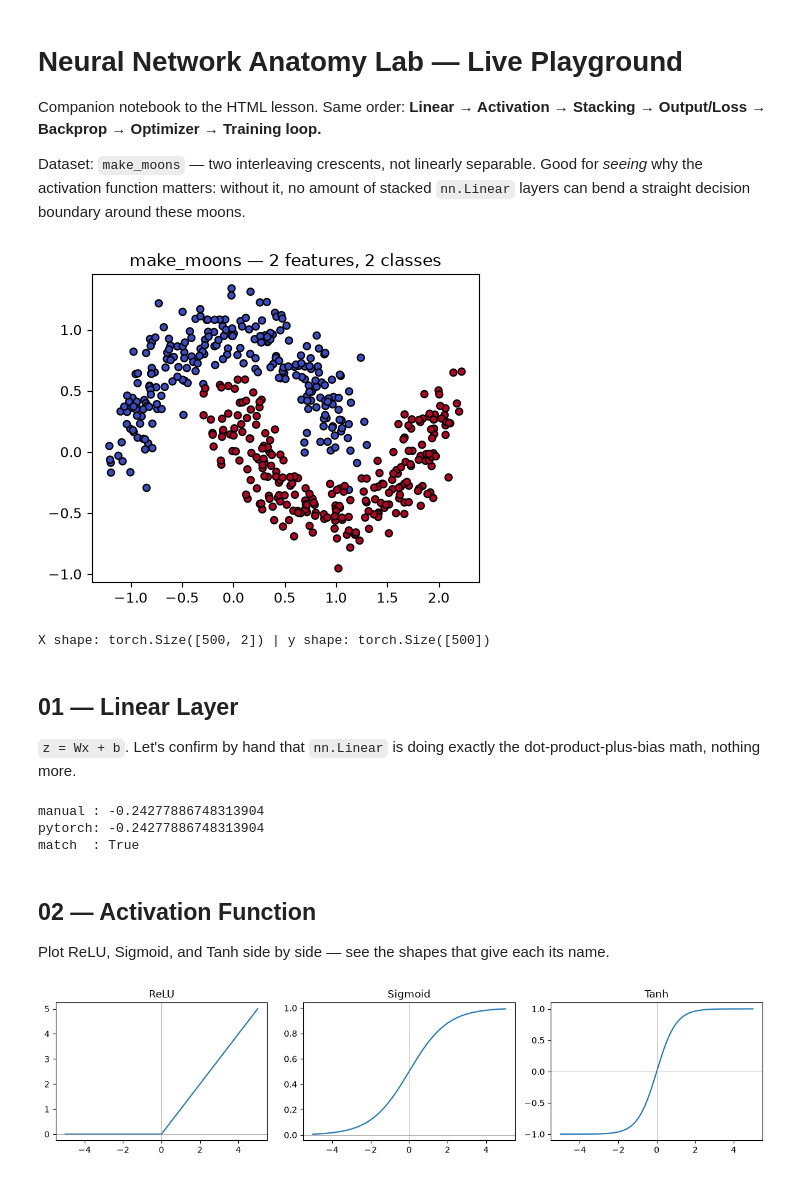
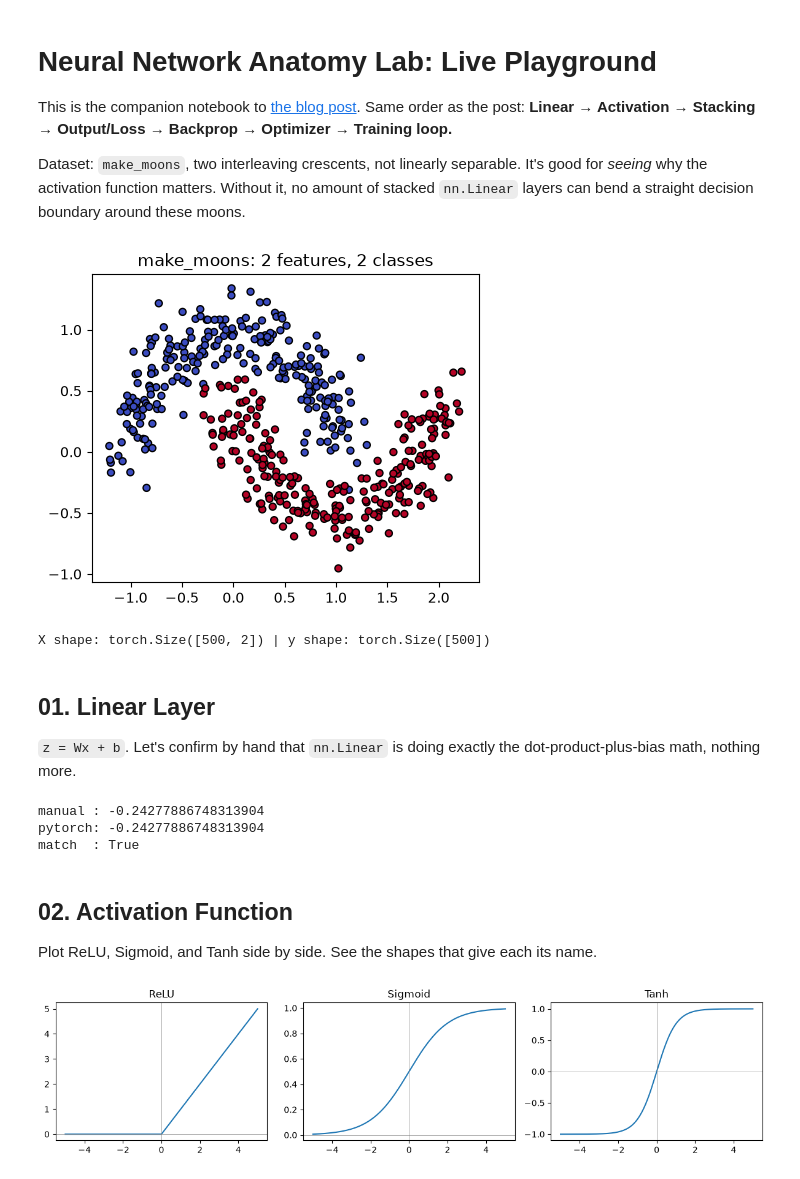
Before and after one commit to therahulbhati/therahulbhati.github.io, a Jupyter notebook: code/nn-from-scratch/playground.ipynb, the cells around one changed output. Cells and saved outputs as stored; diff of their text form; code cells hidden in the pictures.

Commit message:
Polish playground notebook prose and link back to the published post

```diff
--- a/code/nn-from-scratch/playground.ipynb
+++ b/code/nn-from-scratch/playground.ipynb
@@ -1,34 +1,34 @@
 # %% [markdown]
-# Neural Network Anatomy Lab — Live Playground
+# Neural Network Anatomy Lab: Live Playground
 
-Companion notebook to the HTML lesson. Same order: **Linear → Activation → Stacking → Output/Loss → Backprop → Optimizer → Training loop.**
+This is the companion notebook to [the blog post](https://therahulbhati.github.io/posts/nn-from-scratch/). Same order as the post: **Linear → Activation → Stacking → Output/Loss → Backprop → Optimizer → Training loop.**
 
-Dataset: `make_moons` — two interleaving crescents, not linearly separable. Good for *seeing* why the activation function matters: without it, no amount of stacked `nn.Linear` layers can bend a straight decision boundary around these moons.
+Dataset: `make_moons`, two interleaving crescents, not linearly separable. It's good for *seeing* why the activation function matters. Without it, no amount of stacked `nn.Linear` layers can bend a straight decision boundary around these moons.
 # %%
 import torch
 import torch.nn as nn
 import numpy as np
 import matplotlib.pyplot as plt
 from sklearn.datasets import make_moons
 
 torch.manual_seed(0)
 np.random.seed(0)
 
 X, y = make_moons(n_samples=500, noise=0.15, random_state=0)
 X = torch.tensor(X, dtype=torch.float32)
 y = torch.tensor(y, dtype=torch.long)
 
 plt.figure(figsize=(5, 4))
 plt.scatter(X[:, 0], X[:, 1], c=y, cmap="coolwarm", edgecolors="k", s=25)
-plt.title("make_moons — 2 features, 2 classes")
+plt.title("make_moons: 2 features, 2 classes")
 plt.show()
 
 print("X shape:", X.shape, "| y shape:", y.shape)
 # %% [output]
-[figure, old version]
+[figure, new version]
 X shape: torch.Size([500, 2]) | y shape: torch.Size([500])
 # %% [markdown]
-## 01 — Linear Layer
+## 01. Linear Layer
 
 `z = Wx + b`. Let's confirm by hand that `nn.Linear` is doing exactly the dot-product-plus-bias math, nothing more.
 # %%
@@ -48,9 +48,9 @@ manual : -0.24277886748313904
 pytorch: -0.24277886748313904
 match  : True
 # %% [markdown]
-## 02 — Activation Function
+## 02. Activation Function
 
-Plot ReLU, Sigmoid, and Tanh side by side — see the shapes that give each its name.
+Plot ReLU, Sigmoid, and Tanh side by side. See the shapes that give each its name.
 # %%
 z = torch.linspace(-5, 5, 200)
 
```
Also changed, not shown: parts of 8 cells of this notebook.
